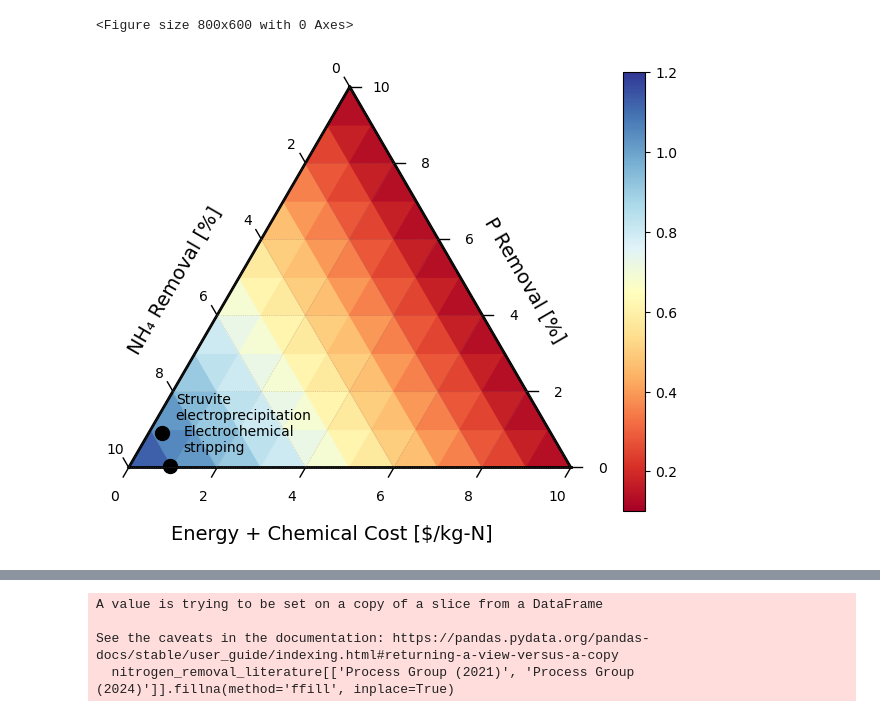
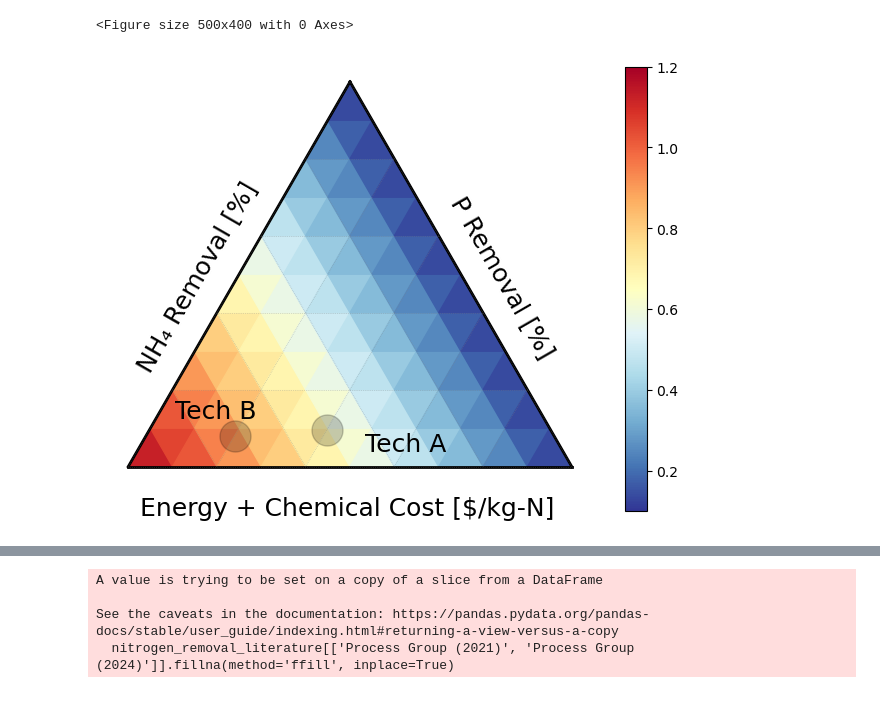
Before and after one commit to dalyw/watertap, a Jupyter notebook: watertap/flowsheets/electroNP/heatmaps.ipynb, the cells around one changed output, grey strips where cells are left out. Saved outputs shown, nothing was run; the diff lists cells and outputs as text; code cells hidden in the pictures.

```diff
--- a/watertap/flowsheets/electroNP/heatmaps.ipynb
+++ b/watertap/flowsheets/electroNP/heatmaps.ipynb
@@ -34,45 +34,45 @@ for i in range(scale + 1):
         p_benefit = -0.1 * (y/100)
 
         # Calculate total LCOW
         lcow = base_lcow + energy_cost + nh4_benefit + p_benefit
 
         # Store in dictionary with tuple in correct order for ternary plot
         # Order needs to be (left, right, bottom) which maps to:
         # (NH4 removal, P removal, Energy Intensity)
         data_dict[(i, j, k)] = lcow
 
 # Create ternary plot
-plt.figure(figsize=(8, 6))
+plt.figure(figsize=(5, 4))
 fig, tax = ternary.figure(scale=scale)
 
 # Plot heatmap with triangular interpolation
-tax.heatmap(data_dict, style="triangular", cmap="RdYlBu", colorbar=True)
+tax.heatmap(data_dict, style="triangular", cmap="RdYlBu_r", colorbar=True)
 
 # Add labels with contrasting colors
-tax.left_axis_label("NH₄ Removal [%]", offset=0.15, color='k', fontsize = 14)
-tax.right_axis_label("P Removal [%]", offset=0.15, color='k', fontsize = 14)
-tax.bottom_axis_label("Energy + Chemical Cost [$/kg-N]", offset=0.15, color='k', fontsize = 14)
+tax.left_axis_label("NH₄ Removal [%]", offset=0.1, color='k', fontsize = 18)
+tax.right_axis_label("P Removal [%]", offset=0.1, color='k', fontsize = 18)
+tax.bottom_axis_label("Energy + Chemical Cost [$/kg-N]", offset=0.02, color='k', fontsize = 18)
 
 # Add ticks
-ticks = [i for i in range(0, scale + 1, 2)]  # 0 to scale in steps of 2
-tax.ticks(ticks=ticks, axis='lrb', linewidth=1, multiple=2, offset=0.025)
+# ticks = [i for i in range(0, scale + 1, 2)]  # 0 to scale in steps of 2
+# tax.ticks(ticks=ticks, axis='lrb', linewidth=1, multiple=2, offset=0.025)
 
 # Add boundary and gridlines
 tax.boundary(linewidth=2.0)
 tax.gridlines(color="gray", multiple=2, alpha=0.5)
 tax.get_axes().axis('off')
 
-# Add point for struvite electroprecipitation
-tax.scatter([(0.3, 0.9, 3.5)], marker='o', color='k', s=100, label='Struvite electroprecipitation')
-tax.annotate('Struvite\nelectroprecipitation', (0.3, 0.9, 0.5), xytext=(10, 10), textcoords='offset points')
+# Add point and range for struvite electroprecipitation
+tax.scatter([(2, 0.8, 3.0), (4, 0.95, 4.0)], marker='o', color='k', alpha=0.2, s=500)
+tax.annotate('Tech B', (0.3, 0.9, 0.5), xytext=(10, 10), textcoords='offset points', fontsize=18)
 
-# Add point for struvite electroprecipitation
-tax.scatter([(0.9, 0.05, 0.5)], marker='o', color='k', s=100, label='Electrochemical stripping')
-tax.annotate('Electrochemical\nstripping', (0.9, 0.05, 3.5), xytext=(10, 10), textcoords='offset points')
+# Add point and range for electrochemical stripping
+# tax.scatter([(8, 0.02, 0.3), (95, 0.1, 0.8)], marker='o', color='k', alpha=0.2, s=500)
+tax.annotate('Tech A', (5, 0.05, 3.5), xytext=(10, 10), textcoords='offset points', fontsize=18)
 
 tax._colorbar_label_size = 12
 plt.tight_layout()
 tax.show()
 # %% [output]
-<Figure size 800x600 with 0 Axes>
+<Figure size 500x400 with 0 Axes>
-[figure, old version]
+[figure, new version]
```
Also changed, not shown: parts of 2 cells of this notebook, 5 other files.
